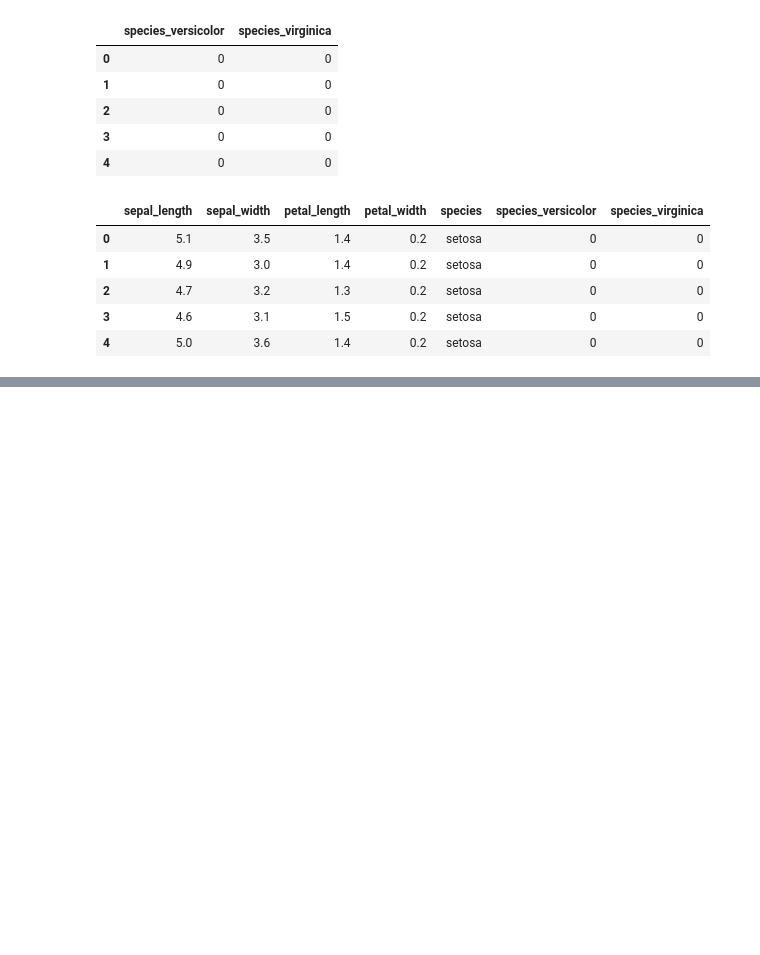
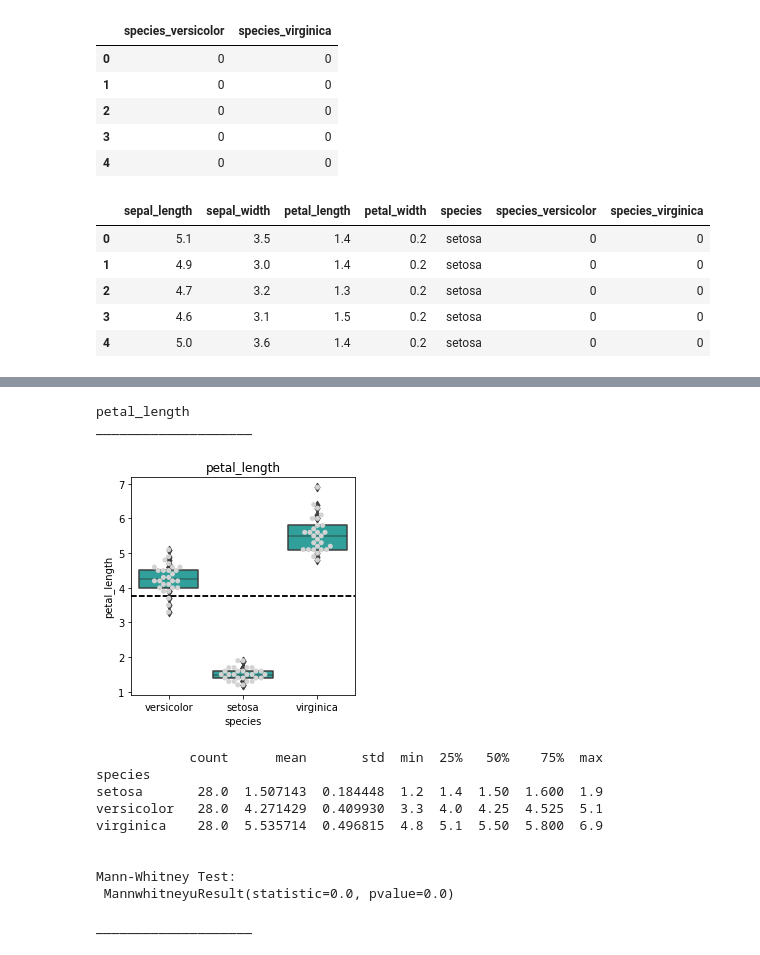
Before and after one commit to brandon-sharpe/classification-exercises, a Jupyter notebook: classification_exercises.ipynb, the cells around one changed output, grey strips where cells are left out. Saved outputs shown, nothing was run; the diff lists cells and outputs as text; code cells hidden in the pictures; blank space fills up the shorter version.

```diff
--- a/classification_exercises.ipynb
+++ b/classification_exercises.ipynb
@@ -302,0 +478,19 @@ iris_df.head()
+# %%
+target= 'species'
+# %%
+explore.explore_bivariate_quant(train, target, 'petal_length')
+# %% [output]
+petal_length
+____________________
+[figure, added]
+            count      mean       std  min  25%   50%    75%  max
+species
+setosa       28.0  1.507143  0.184448  1.2  1.4  1.50  1.600  1.9
+versicolor   28.0  4.271429  0.409930  3.3  4.0  4.25  4.525  5.1
+virginica    28.0  5.535714  0.496815  4.8  5.1  5.50  5.800  6.9
+
+
+Mann-Whitney Test:
+ MannwhitneyuResult(statistic=0.0, pvalue=0.0)
+
+____________________
```
Also changed, not shown: parts of 22 cells of this notebook, 2 other files.
